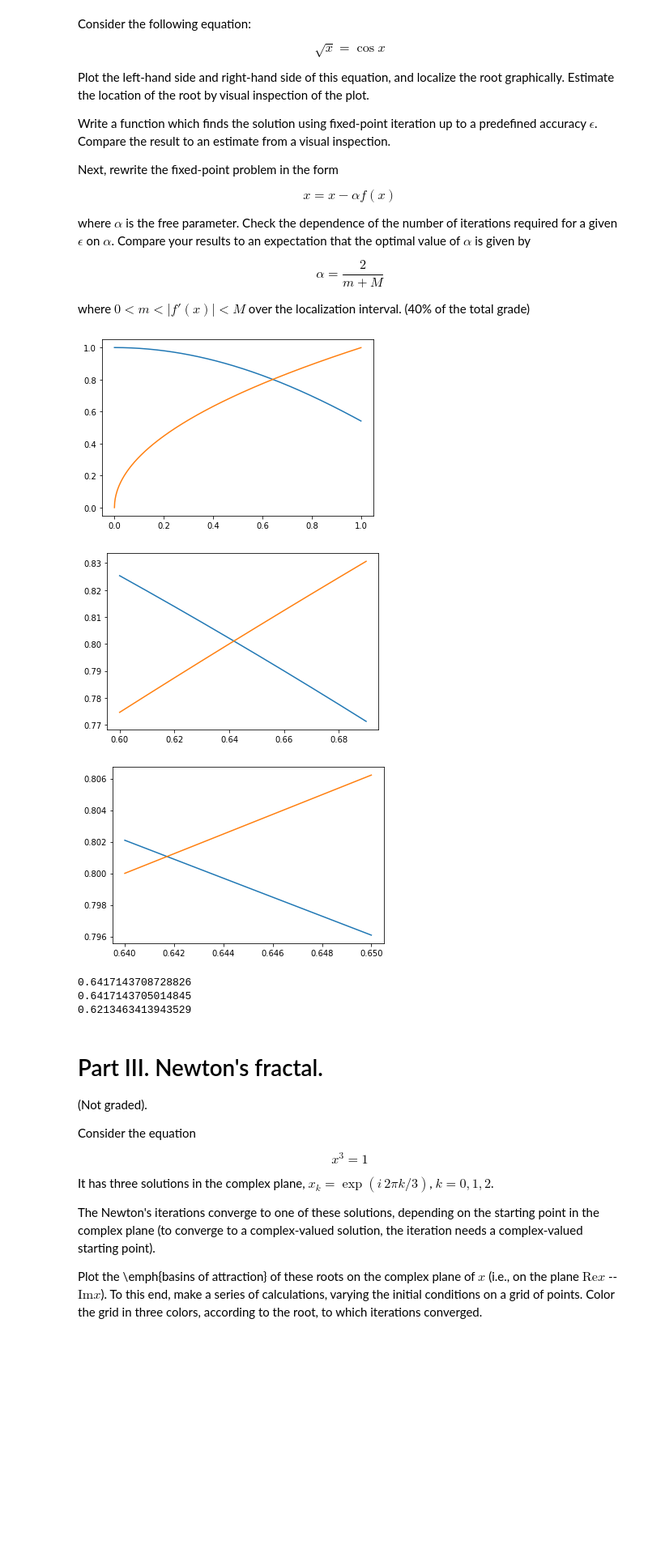
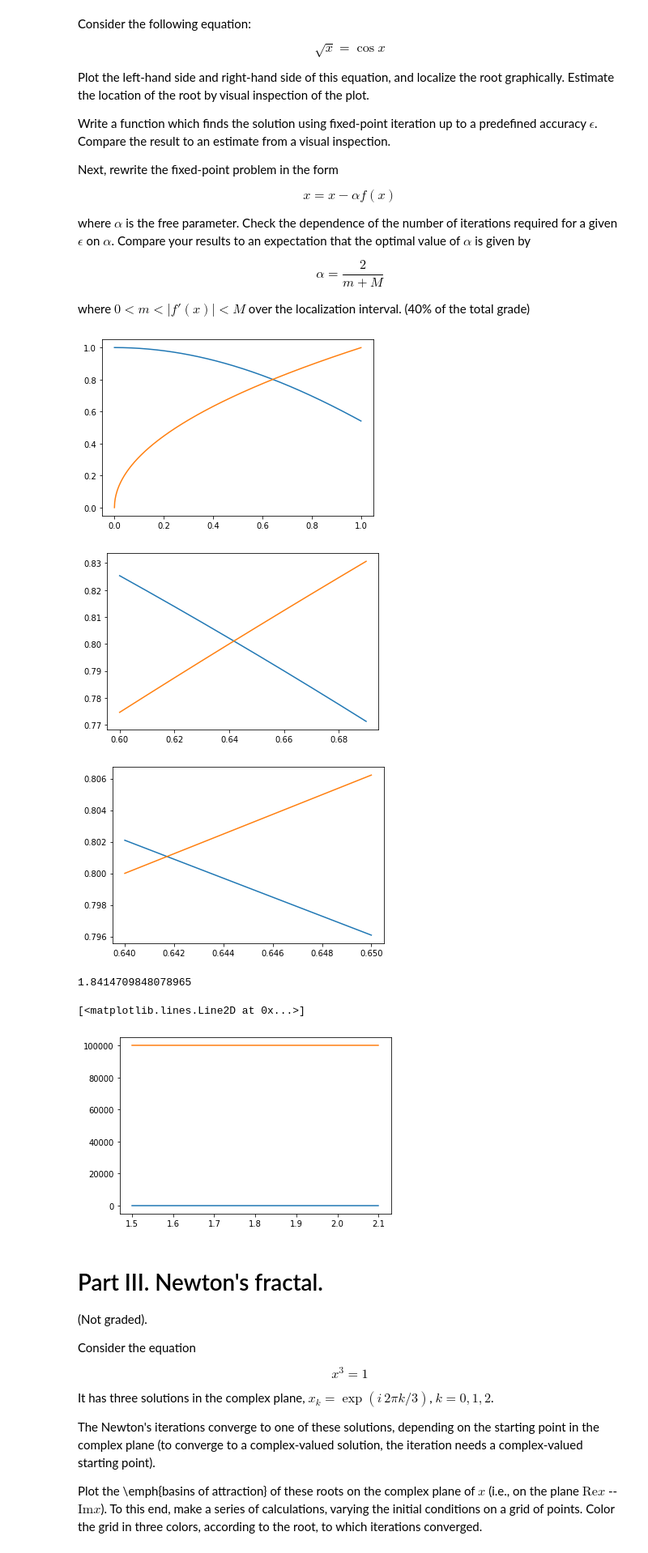
Before and after one commit to thead-is-dead/CP2020, a Jupyter notebook: week_3_newton_fixed_pt.ipynb, the cells around one changed output. Shown at 81% size. Cells and saved outputs as stored; diff of their text form; code cells hidden in the pictures; blank space fills up the shorter version.

```diff
--- a/week_3_newton_fixed_pt.ipynb
+++ b/week_3_newton_fixed_pt.ipynb
@@ -122,46 +122,55 @@ y = np.arange(0.64, 0.65, 0.01)
 
 plt.plot(y, np.cos(y), y, np.sqrt(y))
 plt.show()
 
 #корень лежит вблизи 0.642
 
 def fpi(f, x0, a, eps = 10^(-5)):
     xnew = x0
     xold =x0
+    counter = 0
+
     for i in range (1000):
+        counter += 1
         xnew = xold - a*f(xold)
         if abs(xold - xnew) < eps:
             break
         xold = xnew
 
-    return xnew
+    return xnew, counter
 
 def F (x):
     return x - (np.cos(x))**2
 
 def Fder(x):
     return abs(1 + 2*np.cos(x)*np.sin(x))
 
-#здесь будем менять начальное условие
+#здесь будем задавать начальное условие
 x0 = 0.5
+#Здесь найдем производную в точке с выбранным начальным условием
+print(Fder(x0)) # = 1,84
 
-#возьмем более-менее случайные M и m в условии на поиск корня
-m = random.uniform(0, Fder(x0))
-M = random.uniform(Fder(x0), Fder(x0) + 1)
+#теперь посравниваем результаты, к которым сойдутся функции при разных a вокруг 1/f`(x0)
+a = np.arange(1.5, 2.1, 0.1)
+res = np.zeros(a.shape)
+niter = np.zeros(a.shape)
 
-#теперь посравниваем результаты, к которым сойдутся функции при разных a
-print(fpi(F, x0, 2/(M + m)))
-print(fpi(F, x0, 0.01))
-print(fpi(F, x0, 0.001))
+for i in range(a.shape[0]):
+    res[i], niter[i] = fpi(F, x0, 1/a_array[i])
 
-#действительно, самый лучший результат дает a = 2 / (M + m)
+#визуализируем для разных a возле a = 1 / f`(x0)
+plt.plot(a_array, res)
+plt.plot(a_array, niter)
+
+#на графике мы видим две константы. То есть, алгоритм в целом сходится к нужному корню (нижняя линия),
+#но ни при каких выбранных a не достигает поставленной точности и заканчивается на установленной отсечке в 1000 итераций
 # %% [output]
 [figure]
 [figure]
 [figure]
-0.6417143708728826
-0.6417143705014845
-0.6213463413943529
+1.8414709848078965
+[<matplotlib.lines.Line2D at 0x...>]
+[figure, added]
 # %% [markdown]
 # Part III. Newton's fractal.
 
```
Also changed, not shown: parts of 1 cell of this notebook.
